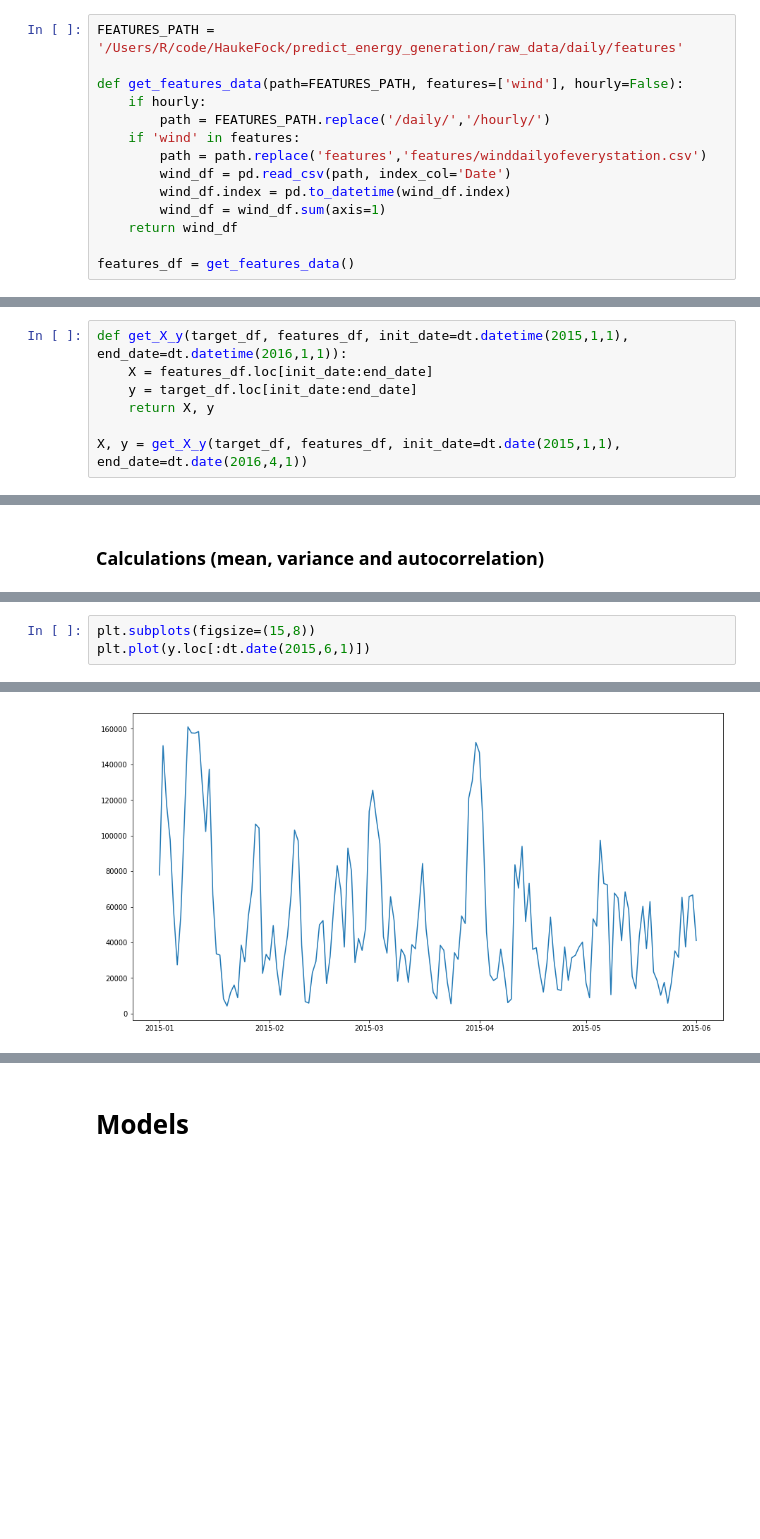
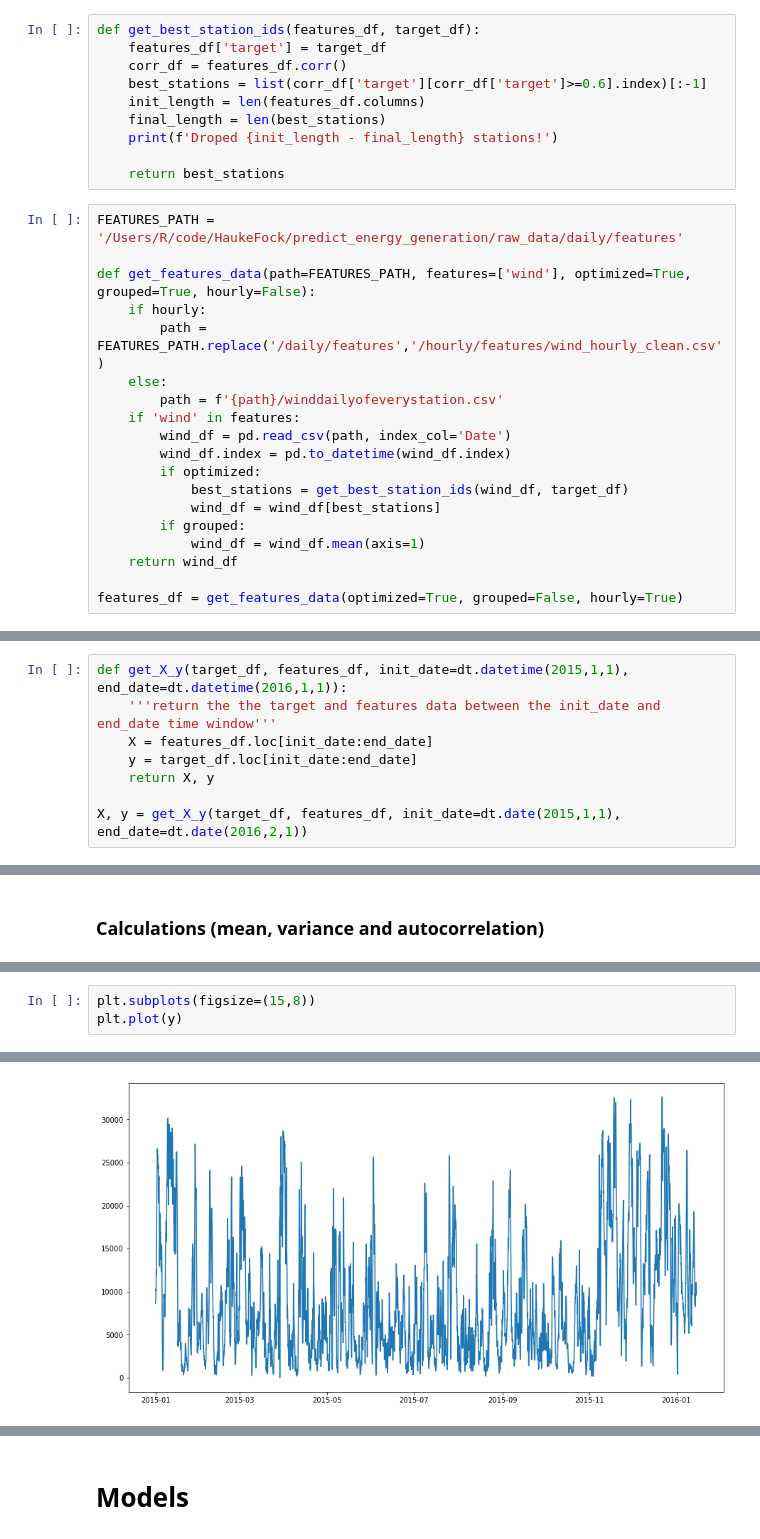
Before and after one commit to HaukeFock/predict_energy_generation, a Jupyter notebook: notebooks/rodrigo_sarimax.ipynb, the cells around one changed output, grey strips where cells are left out. Cells and saved outputs as stored; diff of their text form; blank space fills up the shorter version.

```diff
--- a/notebooks/rodrigo_sarimax.ipynb
+++ b/notebooks/rodrigo_sarimax.ipynb
@@ -30,16 +32,31 @@ target_df = get_target_data(target='wind', hourly=False)
 # %% [markdown]
 ## Features
+# %%
+def get_best_station_ids(features_df, target_df):
+    features_df['target'] = target_df
+    corr_df = features_df.corr()
+    best_stations = list(corr_df['target'][corr_df['target']>=0.6].index)[:-1]
+    init_length = len(features_df.columns)
+    final_length = len(best_stations)
+    print(f'Droped {init_length - final_length} stations!')
+
+    return best_stations
 # %%
 FEATURES_PATH = '/Users/R/code/HaukeFock/predict_energy_generation/raw_data/daily/features'
 
-def get_features_data(path=FEATURES_PATH, features=['wind'], hourly=False):
+def get_features_data(path=FEATURES_PATH, features=['wind'], optimized=True, grouped=True, hourly=False):
     if hourly:
-        path = FEATURES_PATH.replace('/daily/','/hourly/')
+        path = FEATURES_PATH.replace('/daily/features','/hourly/features/wind_hourly_clean.csv')
+    else:
+        path = f'{path}/winddailyofeverystation.csv'
     if 'wind' in features:
-        path = path.replace('features','features/winddailyofeverystation.csv')
         wind_df = pd.read_csv(path, index_col='Date')
         wind_df.index = pd.to_datetime(wind_df.index)
-        wind_df = wind_df.sum(axis=1)
+        if optimized:
+            best_stations = get_best_station_ids(wind_df, target_df)
+            wind_df = wind_df[best_stations]
+        if grouped:
+            wind_df = wind_df.mean(axis=1)
     return wind_df
 
-features_df = get_features_data()
+features_df = get_features_data(optimized=True, grouped=False, hourly=True)
@@ -72,7 +88,0 @@ forcasted_df = get_forcasted_data(target='wind', hourly=False)
-# %%
-def get_X_y(target_df, features_df, init_date=dt.datetime(2015,1,1), end_date=dt.datetime(2016,1,1)):
-    X = features_df.loc[init_date:end_date]
-    y = target_df.loc[init_date:end_date]
-    return X, y
-
-X, y = get_X_y(target_df, features_df, init_date=dt.date(2015,1,1), end_date=dt.date(2016,4,1))
@@ -79 +91,9 @@ X, y = get_X_y(target_df, features_df, init_date=dt.date(2015,1,1), end_date=dt.
+# %%
+def get_X_y(target_df, features_df, init_date=dt.datetime(2015,1,1), end_date=dt.datetime(2016,1,1)):
+    '''return the the target and features data between the init_date and end_date time window'''
+    X = features_df.loc[init_date:end_date]
+    y = target_df.loc[init_date:end_date]
+    return X, y
+
+X, y = get_X_y(target_df, features_df, init_date=dt.date(2015,1,1), end_date=dt.date(2016,2,1))
 # %%
@@ -141,6 +155,6 @@ plot_acf(y.diff(1).dropna(), lags=60);
 # %%
 plt.subplots(figsize=(15,8))
-plt.plot(y.loc[:dt.date(2015,6,1)])
+plt.plot(y)
 # %% [output]
 [<matplotlib.lines.Line2D at 0x...>]
-[figure, old version]
+[figure, new version]
```
Also changed, not shown: parts of 35 cells of this notebook, 2 other files.
